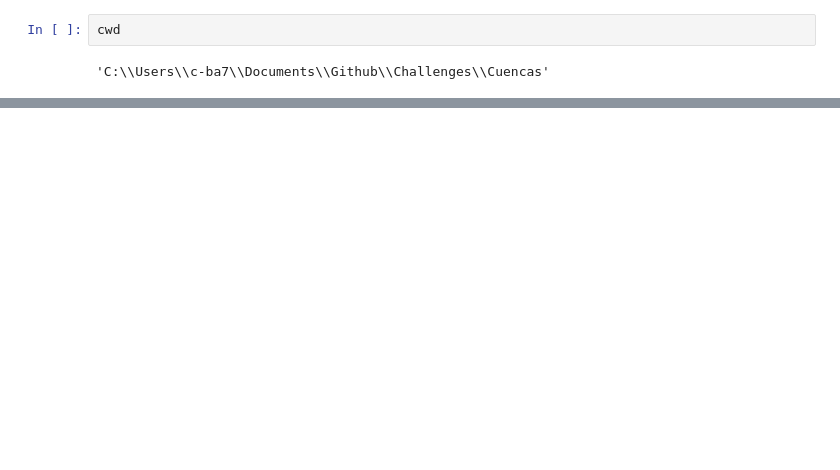
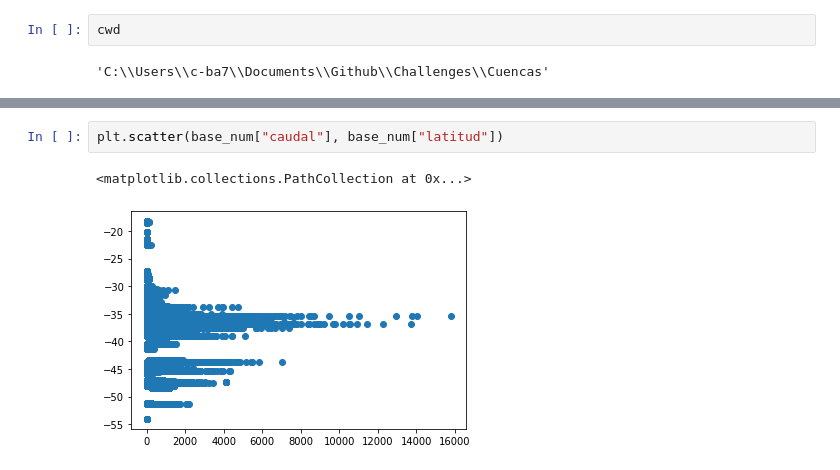
Before and after one commit to sebachace/Challenges, a Jupyter notebook: Cuencas/Analisis_SC.ipynb, the cells around one changed output, grey strips where cells are left out. Saved outputs shown, nothing was run; the diff lists cells and outputs as text; blank space fills up the shorter version.

```diff
--- a/Cuencas/Analisis_SC.ipynb
+++ b/Cuencas/Analisis_SC.ipynb
@@ -17,0 +93,5 @@ base = pd.read_csv(base_path)
+# %%
+plt.scatter(base_num["caudal"], base_num["latitud"])
+# %% [output]
+<matplotlib.collections.PathCollection at 0x...>
+[figure, added]
```
Also changed, not shown: parts of 29 cells of this notebook.
